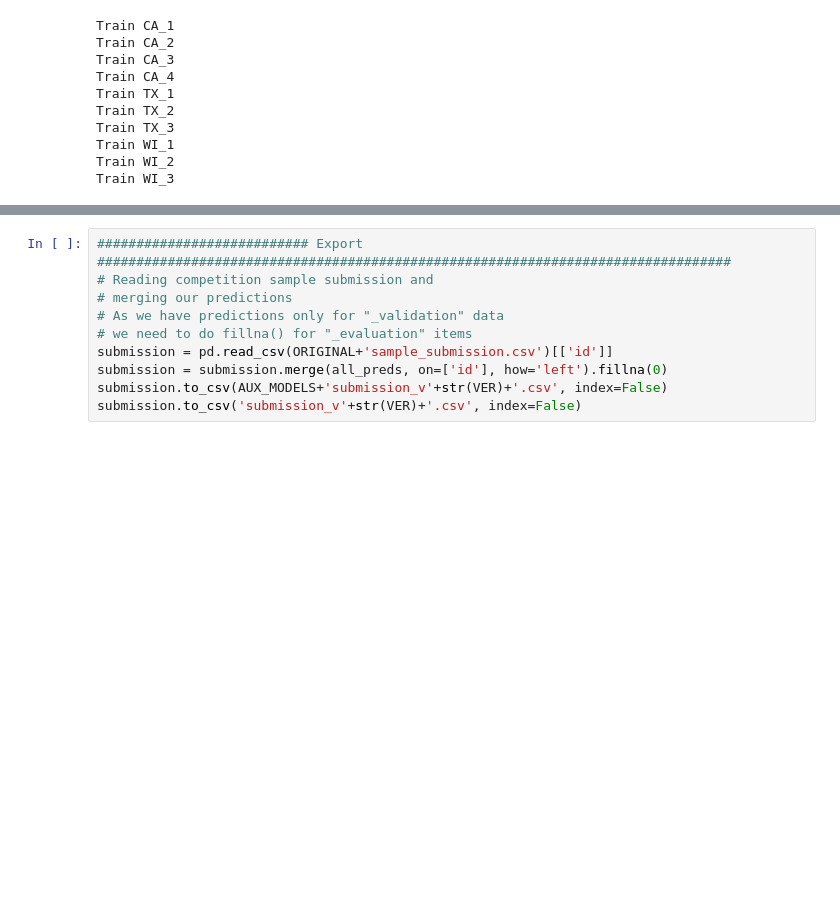
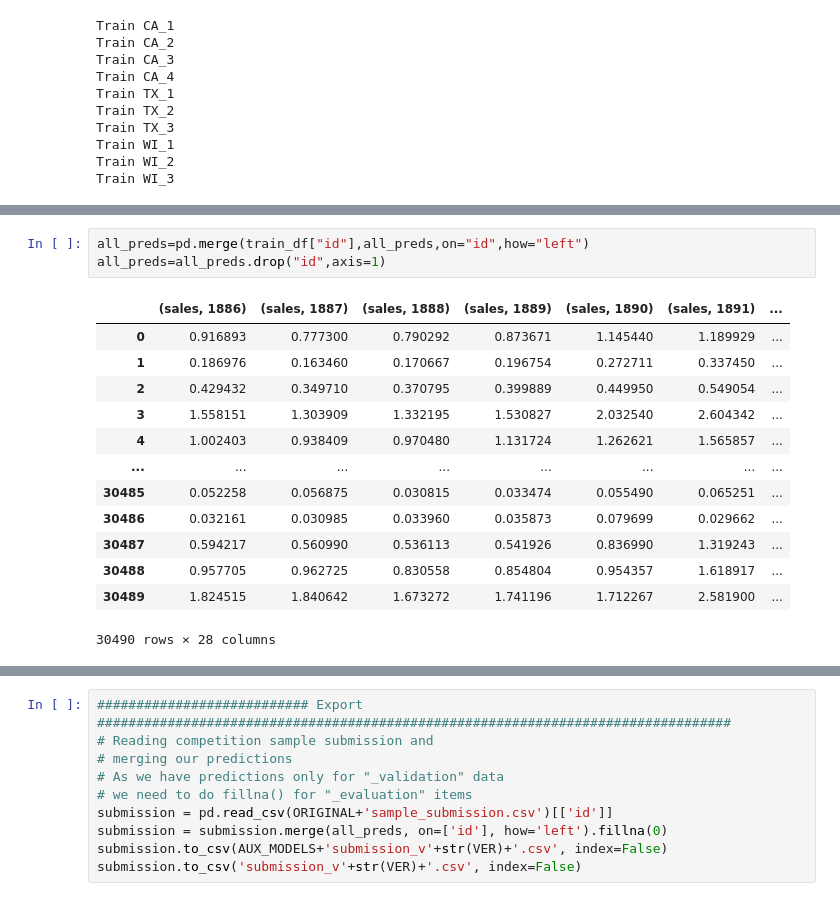
Before and after one commit to ipejun-ai/m5-accuracy, a Jupyter notebook: m5_three_shades_of_dark_darker_magic.ipynb, the cells around one changed output, grey strips where cells are left out. Saved outputs shown, nothing was run; the diff lists cells and outputs as text; blank space fills up the shorter version.

```diff
--- a/m5_three_shades_of_dark_darker_magic.ipynb
+++ b/m5_three_shades_of_dark_darker_magic.ipynb
@@ -613,0 +885,17 @@ Train WI_3
+# %%
+all_preds=pd.merge(train_df["id"],all_preds,on="id",how="left")
+all_preds=all_preds.drop("id",axis=1)
+# %% [output]
+|  | (sales, 1886) | (sales, 1887) | (sales, 1888) | (sales, 1889) | (sales, 1890) | (sales, 1891) | ... |
+| 0 | 0.916893 | 0.777300 | 0.790292 | 0.873671 | 1.145440 | 1.189929 | ... |
+| 1 | 0.186976 | 0.163460 | 0.170667 | 0.196754 | 0.272711 | 0.337450 | ... |
+| 2 | 0.429432 | 0.349710 | 0.370795 | 0.399889 | 0.449950 | 0.549054 | ... |
+| 3 | 1.558151 | 1.303909 | 1.332195 | 1.530827 | 2.032540 | 2.604342 | ... |
+| 4 | 1.002403 | 0.938409 | 0.970480 | 1.131724 | 1.262621 | 1.565857 | ... |
+| ... | ... | ... | ... | ... | ... | ... | ... |
+| 30485 | 0.052258 | 0.056875 | 0.030815 | 0.033474 | 0.055490 | 0.065251 | ... |
+| 30486 | 0.032161 | 0.030985 | 0.033960 | 0.035873 | 0.079699 | 0.029662 | ... |
+| 30487 | 0.594217 | 0.560990 | 0.536113 | 0.541926 | 0.836990 | 1.319243 | ... |
+| 30488 | 0.957705 | 0.962725 | 0.830558 | 0.854804 | 0.954357 | 1.618917 | ... |
+| 30489 | 1.824515 | 1.840642 | 1.673272 | 1.741196 | 1.712267 | 2.581900 | ... |
+30490 rows × 28 columns
```
Also changed, not shown: parts of 14 cells of this notebook.
